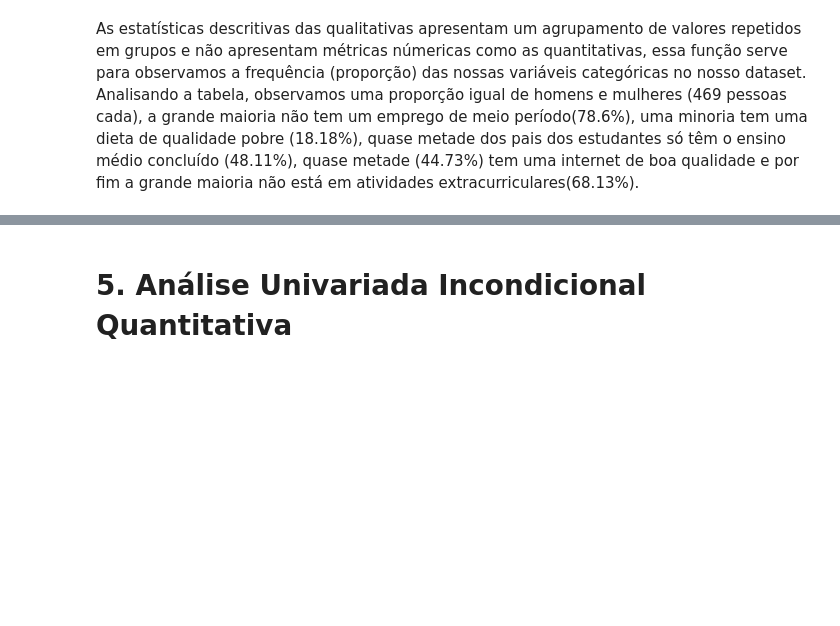
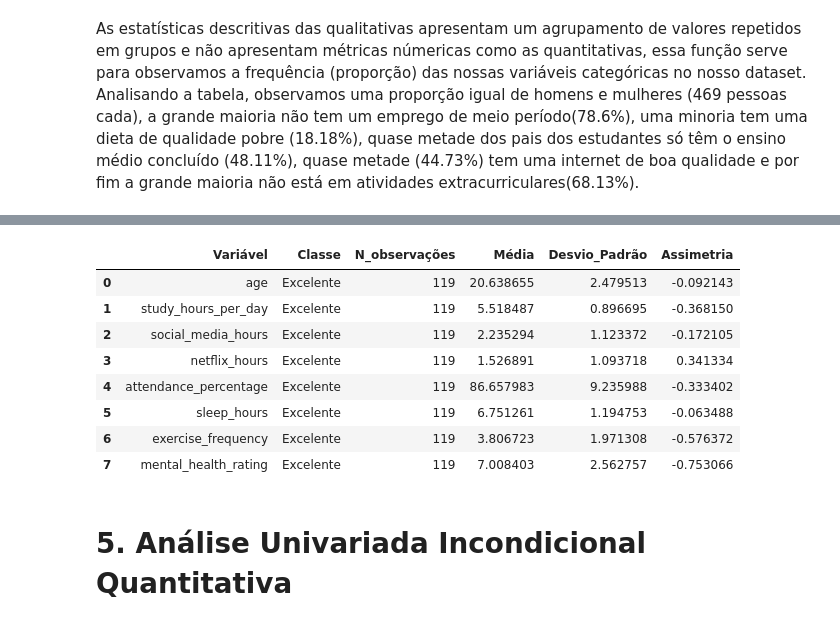
Before and after one commit to MRGdSFS/HW1----ICA-2025.2, a Jupyter notebook: notebooks/02_analise_univariada.ipynb, the cells around one changed output, grey strips where cells are left out. Saved outputs shown, nothing was run; the diff lists cells and outputs as text; code cells hidden in the pictures; blank space fills up the shorter version.

```diff
--- a/notebooks/02_analise_univariada.ipynb
+++ b/notebooks/02_analise_univariada.ipynb
@@ -200,3 +253,19 @@ As estatísticas descritivas das qualitativas apresentam um agrupamento de valor
+# %%
+au.estatisticas_condicionais_por_classe_especifica(
+    df_limpo,
+    quantitativas,
+    classes=['Excelente']
+)
+# %% [output]
+|  | Variável | Classe | N_observações | Média | Desvio_Padrão | Assimetria |
+| 0 | age | Excelente | 119 | 20.638655 | 2.479513 | -0.092143 |
+| 1 | study_hours_per_day | Excelente | 119 | 5.518487 | 0.896695 | -0.368150 |
+| 2 | social_media_hours | Excelente | 119 | 2.235294 | 1.123372 | -0.172105 |
+| 3 | netflix_hours | Excelente | 119 | 1.526891 | 1.093718 | 0.341334 |
+| 4 | attendance_percentage | Excelente | 119 | 86.657983 | 9.235988 | -0.333402 |
+| 5 | sleep_hours | Excelente | 119 | 6.751261 | 1.194753 | -0.063488 |
+| 6 | exercise_frequency | Excelente | 119 | 3.806723 | 1.971308 | -0.576372 |
+| 7 | mental_health_rating | Excelente | 119 | 7.008403 | 2.562757 | -0.753066 |
 # %% [markdown]
 # 5. Análise Univariada Incondicional Quantitativa
 # %% [markdown]
```
Also changed, not shown: parts of 5 cells of this notebook, 1 other file.
